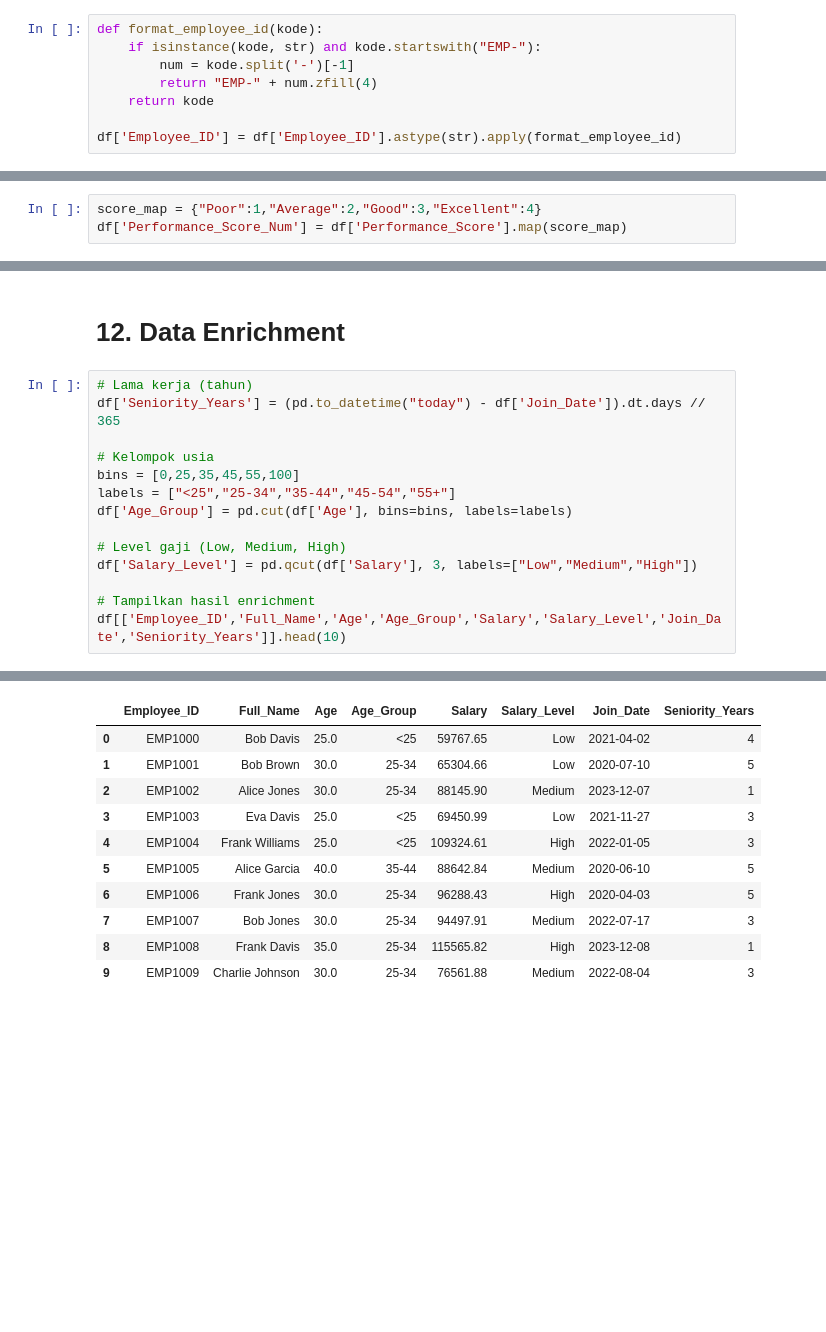
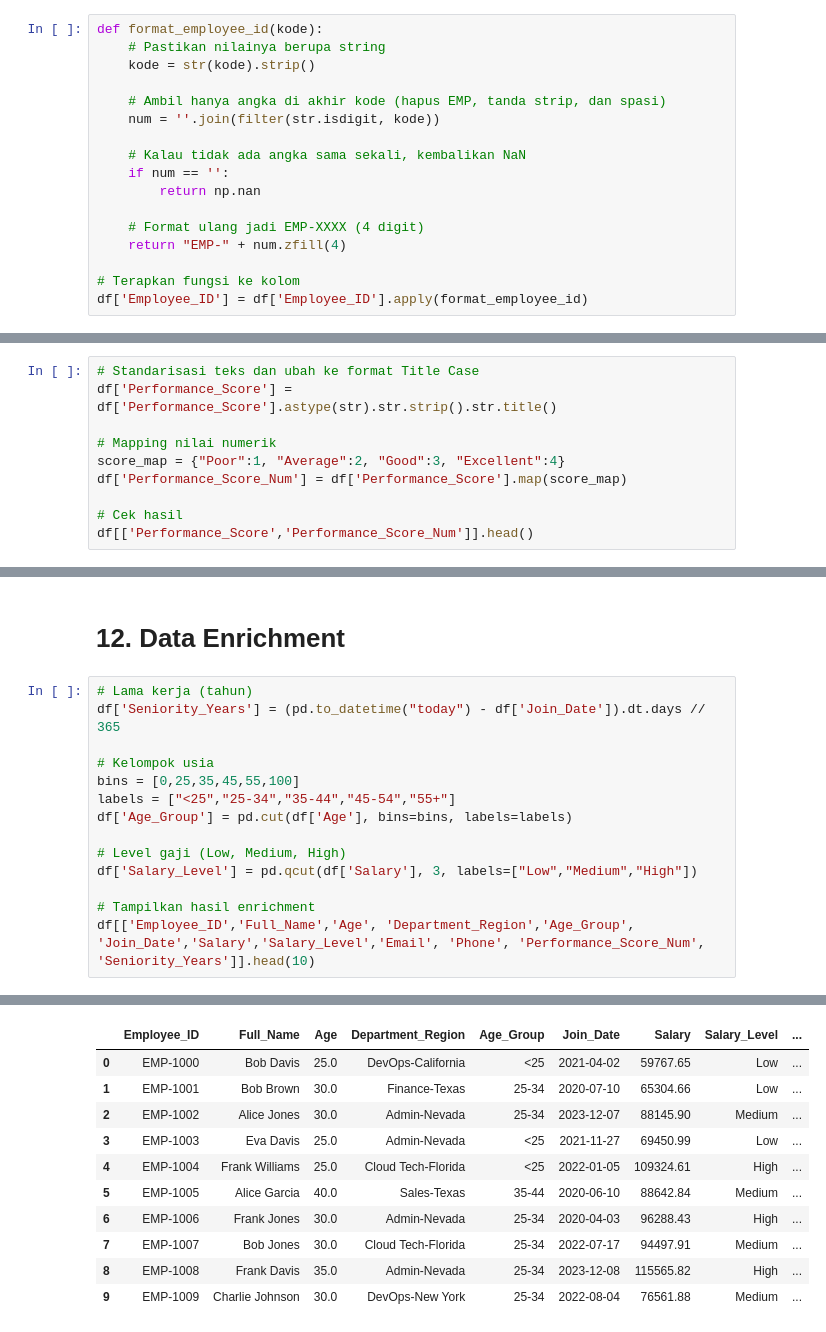
Before and after one commit to EriDiva/DataMining-Cleansing, a Jupyter notebook: 2318104DataCleansing.ipynb, the cells around one changed output, grey strips where cells are left out. Cells and saved outputs as stored; diff of their text form; blank space fills up the shorter version.

```diff
--- a/2318104DataCleansing.ipynb
+++ b/2318104DataCleansing.ipynb
@@ -104,14 +104,23 @@ Remote_Work             bool
 dtype: object
 # %% [markdown]
 # **4. Data Cleansing-Standarisan Employee_Id**
-# %%
-def format_employee_id(kode):
-    if isinstance(kode, str) and kode.startswith("EMP-"):
-        num = kode.split('-')[-1]
-        return "EMP-" + num.zfill(4)
-    return kode
-
-df['Employee_ID'] = df['Employee_ID'].astype(str).apply(format_employee_id)
+# %%
+def format_employee_id(kode):
+    # Pastikan nilainya berupa string
+    kode = str(kode).strip()
+
+    # Ambil hanya angka di akhir kode (hapus EMP, tanda strip, dan spasi)
+    num = ''.join(filter(str.isdigit, kode))
+
+    # Kalau tidak ada angka sama sekali, kembalikan NaN
+    if num == '':
+        return np.nan
+
+    # Format ulang jadi EMP-XXXX (4 digit)
+    return "EMP-" + num.zfill(4)
+
+# Terapkan fungsi ke kolom
+df['Employee_ID'] = df['Employee_ID'].apply(format_employee_id)
 # %% [markdown]
 # **5. Data Cleansing-Mengabungkan Nama Lengkap**
 # %%
@@ -134,5 +149,12 @@ df[['Department','Region']] = df['Department_Region'].str.split('-', n=1, expand
 # %% [markdown]
 # **9. Data Cleansing Normalisasi Performance Score**
 # %%
-score_map = {"Poor":1,"Average":2,"Good":3,"Excellent":4}
+# Standarisasi teks dan ubah ke format Title Case
+df['Performance_Score'] = df['Performance_Score'].astype(str).str.strip().str.title()
+
+# Mapping nilai numerik
+score_map = {"Poor":1, "Average":2, "Good":3, "Excellent":4}
 df['Performance_Score_Num'] = df['Performance_Score'].map(score_map)
+
+# Cek hasil
+df[['Performance_Score','Performance_Score_Num']].head()
@@ -159,41 +198,41 @@ Jumlah data setelah deduplikasi: 1014
 # %%
 # Lama kerja (tahun)
 df['Seniority_Years'] = (pd.to_datetime("today") - df['Join_Date']).dt.days // 365
 
 # Kelompok usia
 bins = [0,25,35,45,55,100]
 labels = ["<25","25-34","35-44","45-54","55+"]
 df['Age_Group'] = pd.cut(df['Age'], bins=bins, labels=labels)
 
 # Level gaji (Low, Medium, High)
 df['Salary_Level'] = pd.qcut(df['Salary'], 3, labels=["Low","Medium","High"])
 
 # Tampilkan hasil enrichment
-df[['Employee_ID','Full_Name','Age','Age_Group','Salary','Salary_Level','Join_Date','Seniority_Years']].head(10)
+df[['Employee_ID','Full_Name','Age', 'Department_Region','Age_Group', 'Join_Date','Salary','Salary_Level','Email', 'Phone', 'Performance_Score_Num', 'Seniority_Years']].head(10)
 # %% [output]
 A value is trying to be set on a copy of a slice from a DataFrame.
 Try using .loc[row_indexer,col_indexer] = value instead
 
 See the caveats in the documentation: https://pandas.pydata.org/pandas-docs/stable/user_guide/indexing.html#returning-a-view-versus-a-copy
   df['Seniority_Years'] = (pd.to_datetime("today") - df['Join_Date']).dt.days // 365
 A value is trying to be set on a copy of a slice from a DataFrame.
 Try using .loc[row_indexer,col_indexer] = value instead
 
 See the caveats in the documentation: https://pandas.pydata.org/pandas-docs/stable/user_guide/indexing.html#returning-a-view-versus-a-copy
   df['Age_Group'] = pd.cut(df['Age'], bins=bins, labels=labels)
 A value is trying to be set on a copy of a slice from a DataFrame.
 Try using .loc[row_indexer,col_indexer] = value instead
 
 See the caveats in the documentation: https://pandas.pydata.org/pandas-docs/stable/user_guide/indexing.html#returning-a-view-versus-a-copy
   df['Salary_Level'] = pd.qcut(df['Salary'], 3, labels=["Low","Medium","High"])
-|  | Employee_ID | Full_Name | Age | Age_Group | Salary | Salary_Level | Join_Date | Seniority_Years |
-| 0 | EMP1000 | Bob Davis | 25.0 | <25 | 59767.65 | Low | 2021-04-02 | 4 |
-| 1 | EMP1001 | Bob Brown | 30.0 | 25-34 | 65304.66 | Low | 2020-07-10 | 5 |
-| 2 | EMP1002 | Alice Jones | 30.0 | 25-34 | 88145.90 | Medium | 2023-12-07 | 1 |
-| 3 | EMP1003 | Eva Davis | 25.0 | <25 | 69450.99 | Low | 2021-11-27 | 3 |
-| 4 | EMP1004 | Frank Williams | 25.0 | <25 | 109324.61 | High | 2022-01-05 | 3 |
-| 5 | EMP1005 | Alice Garcia | 40.0 | 35-44 | 88642.84 | Medium | 2020-06-10 | 5 |
-| 6 | EMP1006 | Frank Jones | 30.0 | 25-34 | 96288.43 | High | 2020-04-03 | 5 |
-| 7 | EMP1007 | Bob Jones | 30.0 | 25-34 | 94497.91 | Medium | 2022-07-17 | 3 |
-| 8 | EMP1008 | Frank Davis | 35.0 | 25-34 | 115565.82 | High | 2023-12-08 | 1 |
-| 9 | EMP1009 | Charlie Johnson | 30.0 | 25-34 | 76561.88 | Medium | 2022-08-04 | 3 |
+|  | Employee_ID | Full_Name | Age | Department_Region | Age_Group | Join_Date | Salary | Salary_Level | ... |
+| 0 | EMP-1000 | Bob Davis | 25.0 | DevOps-California | <25 | 2021-04-02 | 59767.65 | Low | ... |
+| 1 | EMP-1001 | Bob Brown | 30.0 | Finance-Texas | 25-34 | 2020-07-10 | 65304.66 | Low | ... |
+| 2 | EMP-1002 | Alice Jones | 30.0 | Admin-Nevada | 25-34 | 2023-12-07 | 88145.90 | Medium | ... |
+| 3 | EMP-1003 | Eva Davis | 25.0 | Admin-Nevada | <25 | 2021-11-27 | 69450.99 | Low | ... |
+| 4 | EMP-1004 | Frank Williams | 25.0 | Cloud Tech-Florida | <25 | 2022-01-05 | 109324.61 | High | ... |
+| 5 | EMP-1005 | Alice Garcia | 40.0 | Sales-Texas | 35-44 | 2020-06-10 | 88642.84 | Medium | ... |
+| 6 | EMP-1006 | Frank Jones | 30.0 | Admin-Nevada | 25-34 | 2020-04-03 | 96288.43 | High | ... |
+| 7 | EMP-1007 | Bob Jones | 30.0 | Cloud Tech-Florida | 25-34 | 2022-07-17 | 94497.91 | Medium | ... |
+| 8 | EMP-1008 | Frank Davis | 35.0 | Admin-Nevada | 25-34 | 2023-12-08 | 115565.82 | High | ... |
+| 9 | EMP-1009 | Charlie Johnson | 30.0 | DevOps-New York | 25-34 | 2022-08-04 | 76561.88 | Medium | ... |
```
Also changed, not shown: parts of 2 cells of this notebook.
